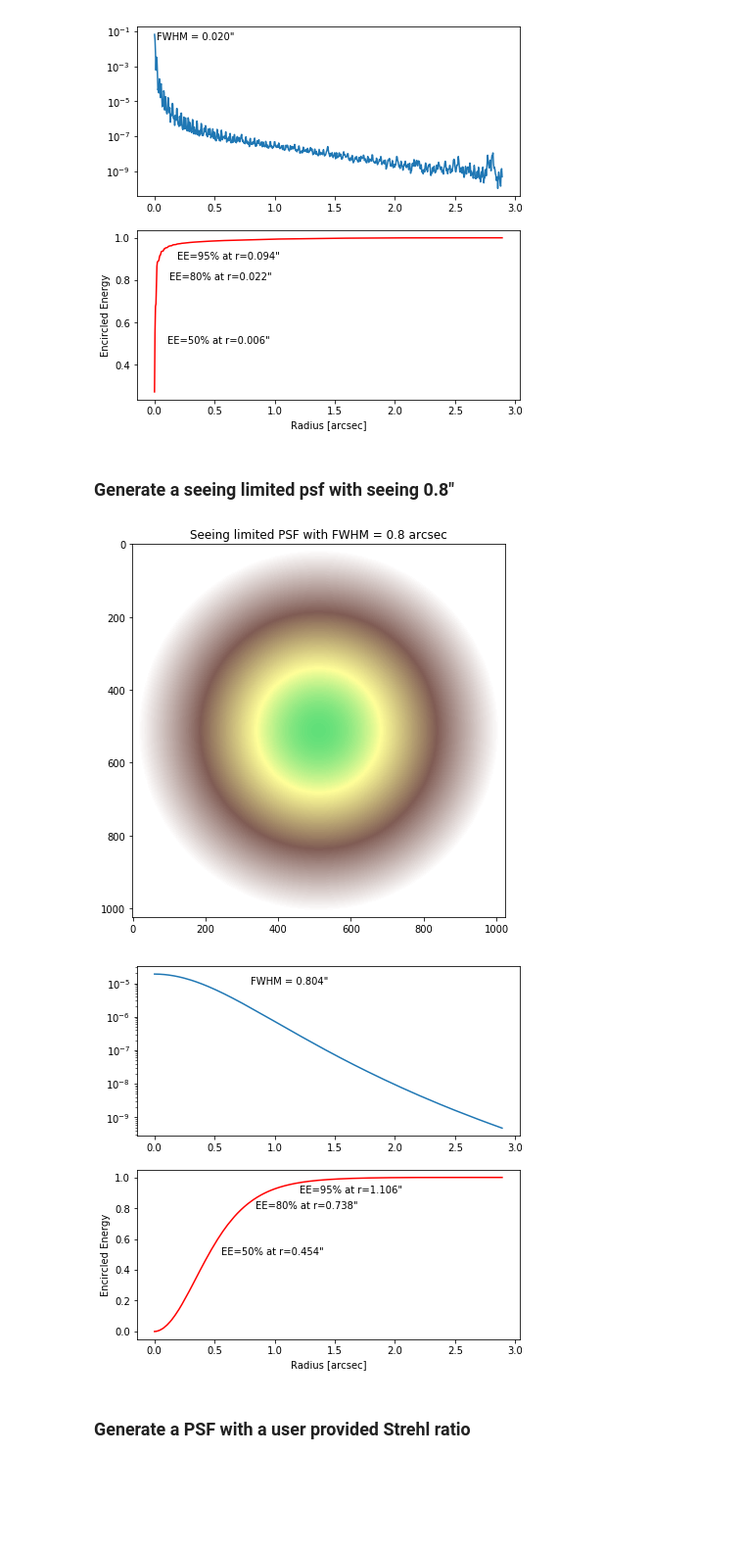
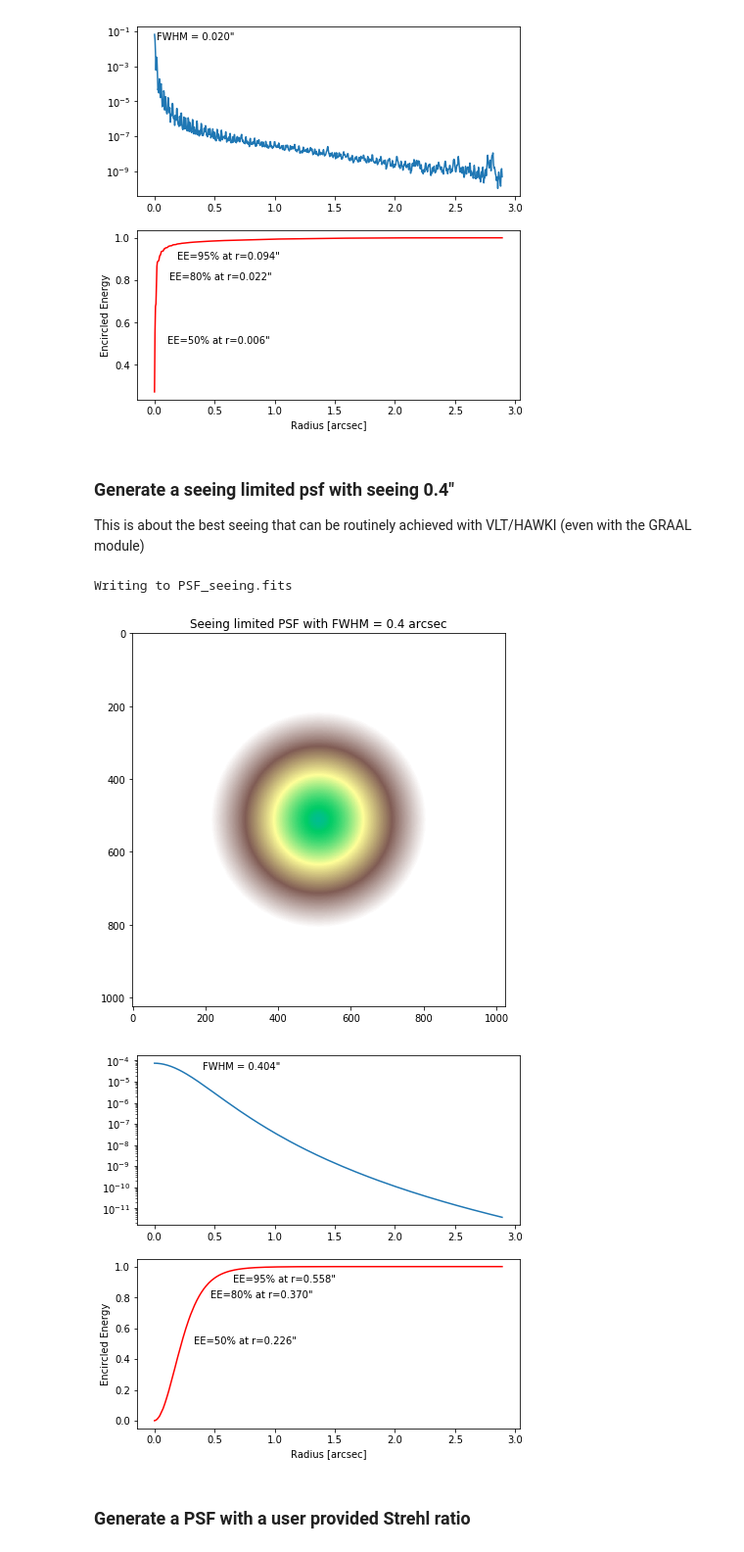
Before and after one commit to astronomyk/SimCADO, a Jupyter notebook: docs/source/_static/python_notebooks/SimCADO_PSF_examples.ipynb, the cells around one changed output. Shown at 98% size. Saved outputs shown, nothing was run; the diff lists cells and outputs as text; code cells hidden in the pictures; blank space fills up the shorter version.

```diff
--- a/docs/source/_static/python_notebooks/SimCADO_PSF_examples.ipynb
+++ b/docs/source/_static/python_notebooks/SimCADO_PSF_examples.ipynb
@@ -38,21 +38,32 @@ poppy.display_profiles(ideal_psf)
 [figure]
 [figure]
 # %% [markdown]
-### Generate a seeing limited psf with seeing 0.8"
+### Generate a seeing limited psf with seeing 0.4"
+
+This is about the best seeing that can be routinely achieved with VLT/HAWKI (even with the GRAAL module)
+# %%
+fwhm = 0.4 # arcsec
+
+# Creating the PSF and save it to the disk
+simcado.psf.seeing_psf(fwhm=fwhm, psf_type="moffat", size=1024,
+                                    pix_res=0.004, filename="PSF_seeing.fits")
+
+# Adding keyword WAVELENG to the headers. IMPORTANT for the simulations
+simcado.utils.add_keyword("PSF_seeing.fits", "WAVELENG", 2.2, comment='', ext=0)
+# %% [output]
+Writing to PSF_seeing.fits
 # %%
-fwhm = 0.8 # arcsec
-seeing_psf = simcado.psf.seeing_psf(fwhm=fwhm, psf_type="moffat", size=1024,
-                                    pix_res=0.004, filename=None)
+seeing_psf =  fits.open("PSF_seeing.fits")
 
 fig=plt.figure(figsize=(7,7))
 plt.imshow(np.log10(seeing_psf[0].data),vmin=-8,vmax=-3,cmap="terrain_r")
 plt.title("Seeing limited PSF with FWHM = " + str(fwhm) + " arcsec")
 
 fig  = plt.figure(figsize=(7,7))
 poppy.display_profiles(seeing_psf)
 # %% [output]
-[figure, old version]
+[figure, new version]
-[figure, old version]
+[figure, new version]
 # %% [markdown]
 ### Generate a PSF with a user provided Strehl ratio
 # %%
```
Also changed, not shown: parts of 9 cells of this notebook, 1 other file.
